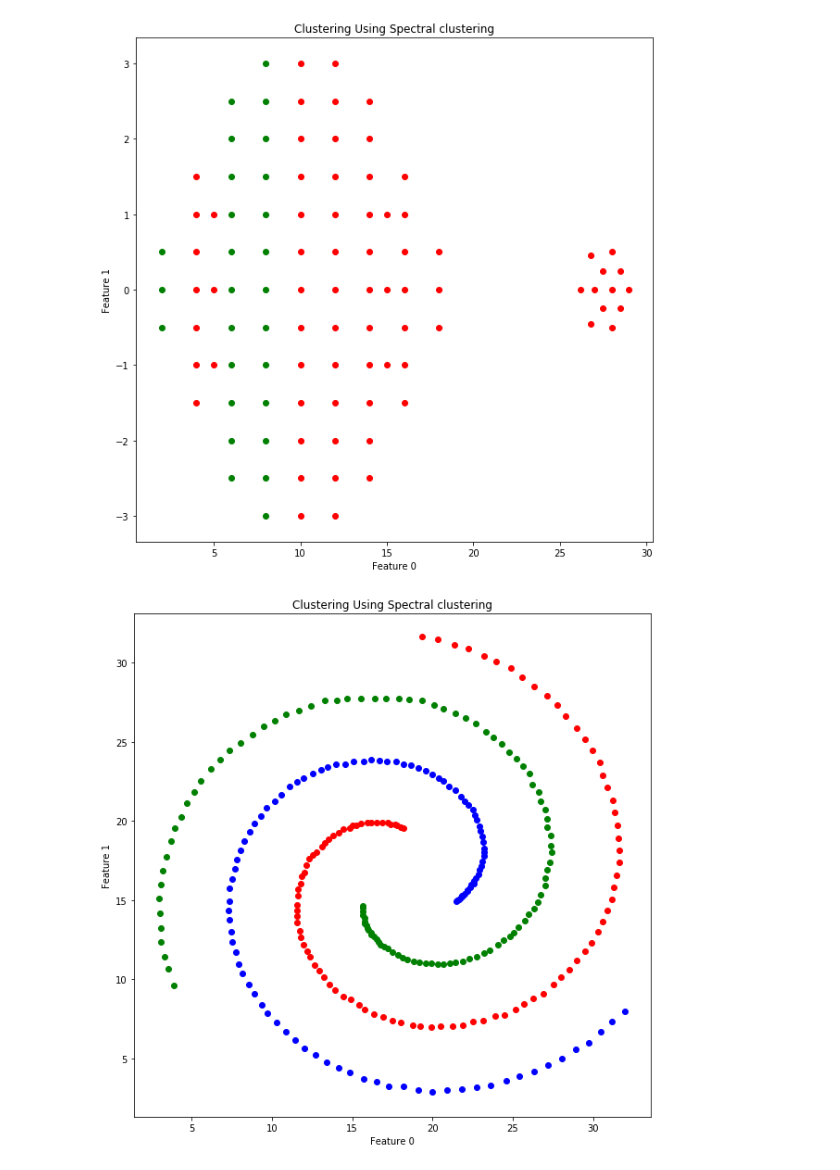
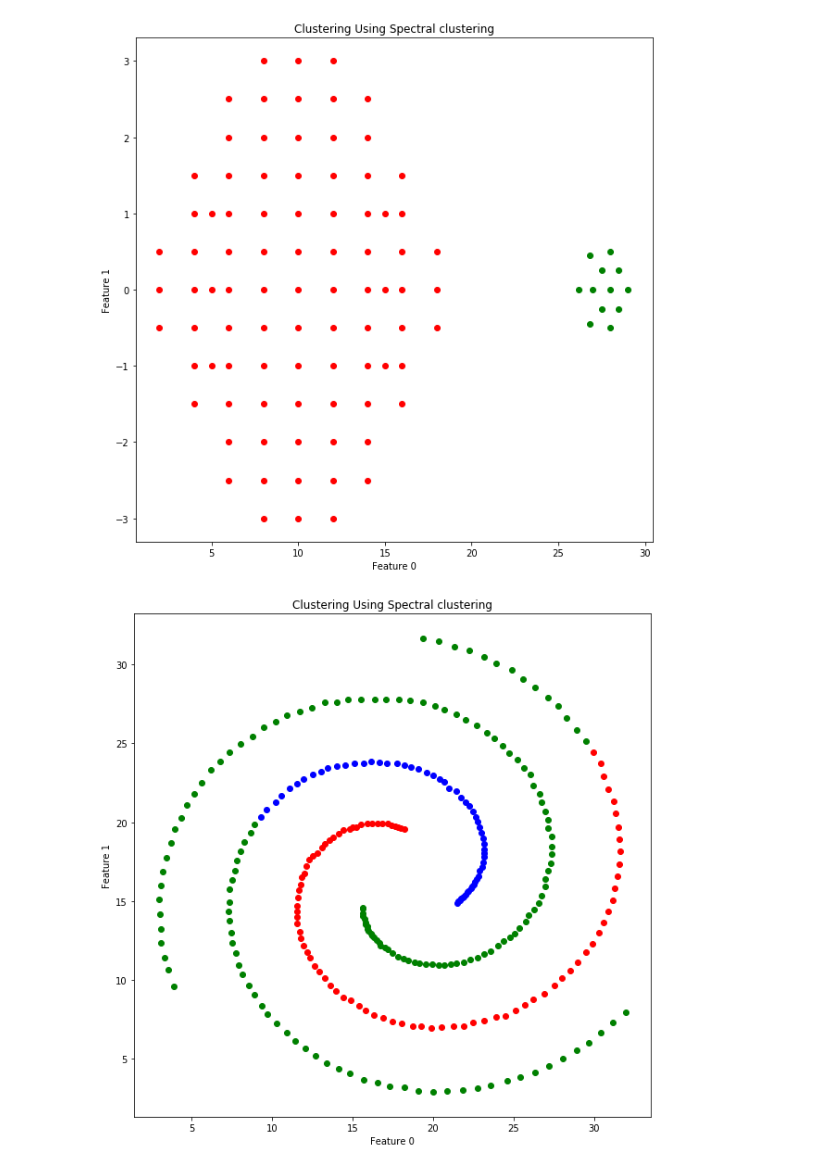
Before and after one commit to praveenmuru9016/CSE572-Mining, a Jupyter notebook: A3 - algo3-completed.ipynb, the cells around one changed output. Saved outputs shown, nothing was run; the diff lists cells and outputs as text; code cells hidden in the pictures.

```diff
--- a/A3 - algo3-completed.ipynb
+++ b/A3 - algo3-completed.ipynb
@@ -81,7 +81,7 @@ df_1 = pd.read_csv('Dataset_1.csv', names = ['a','b','c'])
 df_2 = pd.read_csv('Dataset_2.csv', names = ['a','b','c'])
 df_3 = pd.read_csv('Dataset_3.csv', names = ['a','b','c'])
 # %%
-spec(df_1, 2, 2)
-spec(df_2, 2, 2)
-spec(df_3, 2, 3)
+spec(df_1, 5, 2)
+spec(df_2, 5, 2)
+spec(df_3, 5, 3)
 # %% [output]
@@ -89,2 +89,2 @@ spec(df_3, 2, 3)
-[figure, old version]
+[figure, new version]
-[figure, old version]
+[figure, new version]
```
Also changed, not shown: parts of 1 cell of this notebook.
